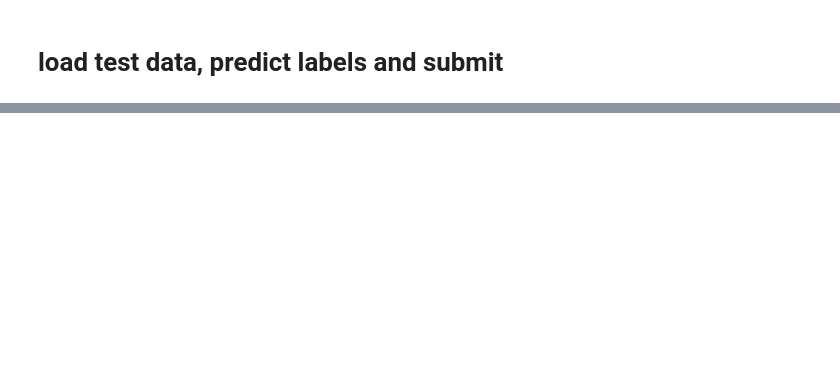
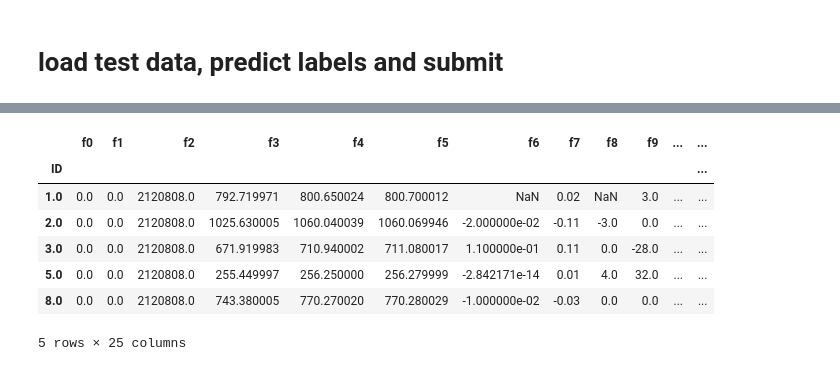
Before and after one commit to yw778/BoschLine, a Jupyter notebook: Main.ipynb, the cells around one changed output, grey strips where cells are left out. Saved outputs shown, nothing was run; the diff lists cells and outputs as text; code cells hidden in the pictures; blank space fills up the shorter version.

```diff
--- a/Main.ipynb
+++ b/Main.ipynb
@@ -741,3 +880,16 @@ test_feature.shape
+# %%
+test_feature.columns = ['f0', 'f1', 'f2', 'f3', 'f4', 'f5', 'f6', 'f7', 'f8', 'f9', 'f10', 'f11', 'f12', 'f13', 'f14', 'f15', 'f16', 'f17', 'f18', 'f19', 'f20', 'f21', 'f22', 'f23', 'f24']
+# %%
+test_feature.head()
+# %% [output]
+|  | f0 | f1 | f2 | f3 | f4 | f5 | f6 | f7 | f8 | f9 | ... | ... |
+| ID |  |  |  |  |  |  |  |  |  |  |  | ... |
+| 1.0 | 0.0 | 0.0 | 2120808.0 | 792.719971 | 800.650024 | 800.700012 | NaN | 0.02 | NaN | 3.0 | ... | ... |
+| 2.0 | 0.0 | 0.0 | 2120808.0 | 1025.630005 | 1060.040039 | 1060.069946 | -2.000000e-02 | -0.11 | -3.0 | 0.0 | ... | ... |
+| 3.0 | 0.0 | 0.0 | 2120808.0 | 671.919983 | 710.940002 | 711.080017 | 1.100000e-01 | 0.11 | 0.0 | -28.0 | ... | ... |
+| 5.0 | 0.0 | 0.0 | 2120808.0 | 255.449997 | 256.250000 | 256.279999 | -2.842171e-14 | 0.01 | 4.0 | 32.0 | ... | ... |
+| 8.0 | 0.0 | 0.0 | 2120808.0 | 743.380005 | 770.270020 | 770.280029 | -1.000000e-02 | -0.03 | 0.0 | 0.0 | ... | ... |
+5 rows × 25 columns
 # %%
 # generate predictions at the chosen threshold
 preds = (xgb_starter.predict_proba(test_feature)[:,1] > best_threshold).astype(np.int8)
```
Also changed, not shown: parts of 20 cells of this notebook, 2 other files.
